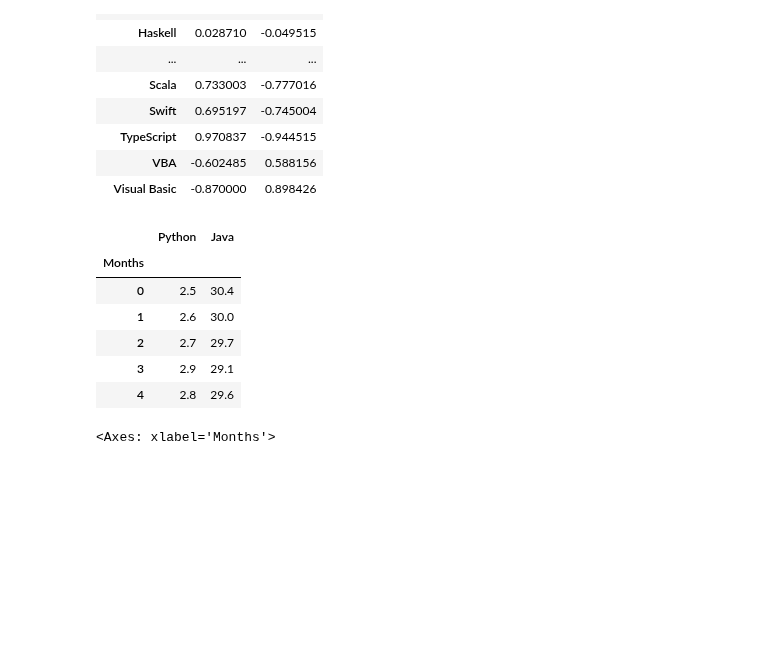
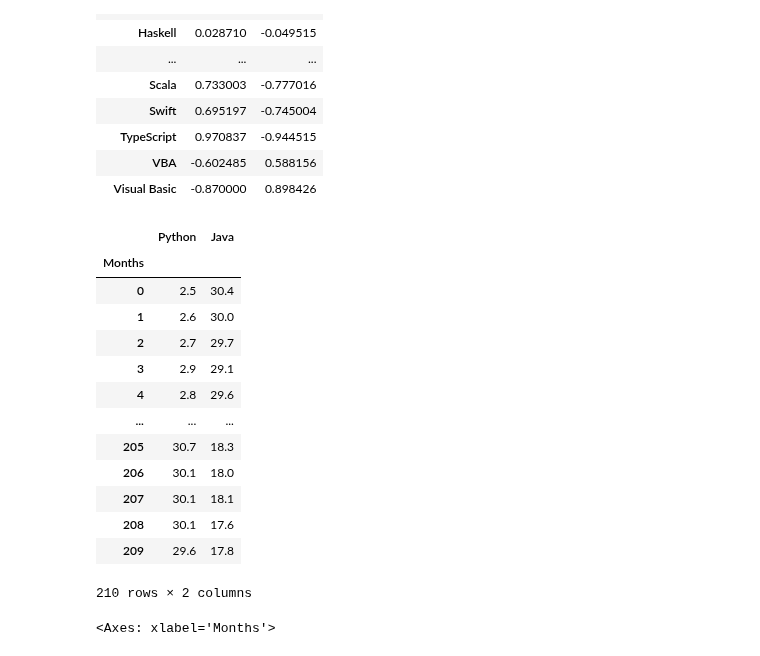
Before and after one commit to 0thorderlogic/smalldata, a Jupyter notebook: correlation.ipynb, the cells around one changed output. Cells and saved outputs as stored; diff of their text form; code cells hidden in the pictures; blank space fills up the shorter version.

```diff
--- a/correlation.ipynb
+++ b/correlation.ipynb
@@ -51,16 +62,23 @@ corelation[['Python', 'Java']]
 # %%
 data3 = data[['Months', 'Python', 'Java']]
 data3 = data3.set_index('Months')
 
-data3.head()
+data3.head(210)
 # %% [output]
 |  | Python | Java |
 | Months |  |  |
 | 0 | 2.5 | 30.4 |
 | 1 | 2.6 | 30.0 |
 | 2 | 2.7 | 29.7 |
 | 3 | 2.9 | 29.1 |
 | 4 | 2.8 | 29.6 |
+| ... | ... | ... |
+| 205 | 30.7 | 18.3 |
+| 206 | 30.1 | 18.0 |
+| 207 | 30.1 | 18.1 |
+| 208 | 30.1 | 17.6 |
+| 209 | 29.6 | 17.8 |
+210 rows × 2 columns
 # %%
 # sb.lineplot(data = data3, x = 'Months', y = 'Java')
 # sb.lineplot(data = data3, x = 'Months', y = 'Python')
```
Also changed, not shown: parts of 1 cell of this notebook, 7 other files.
